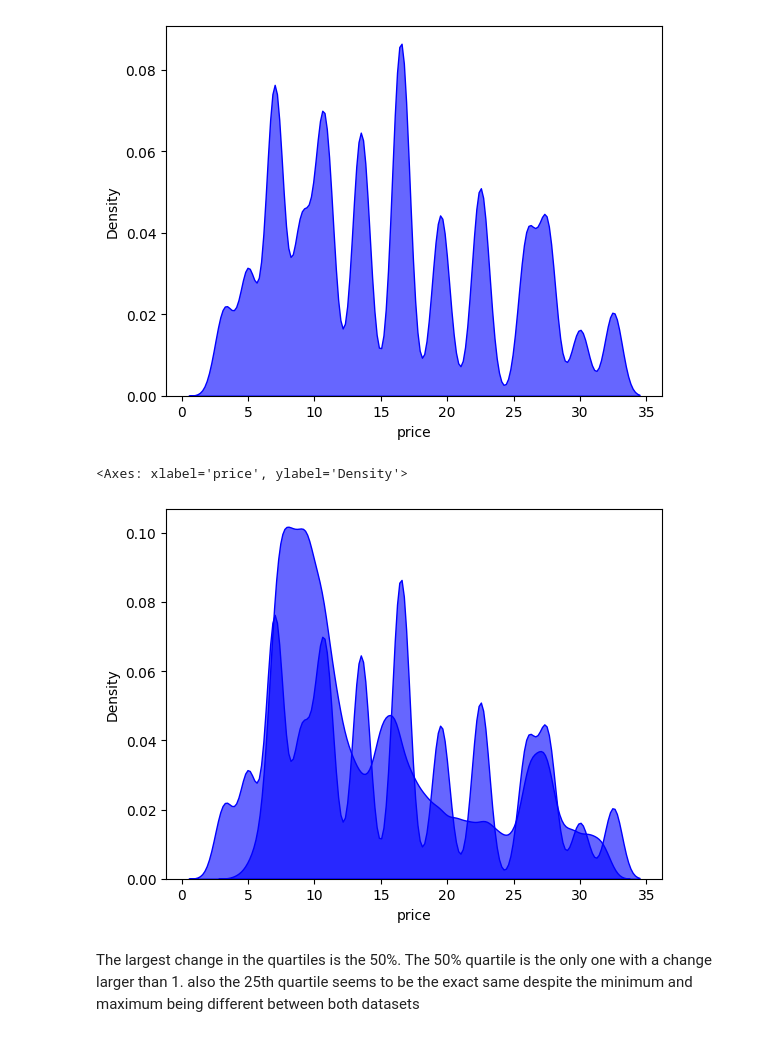
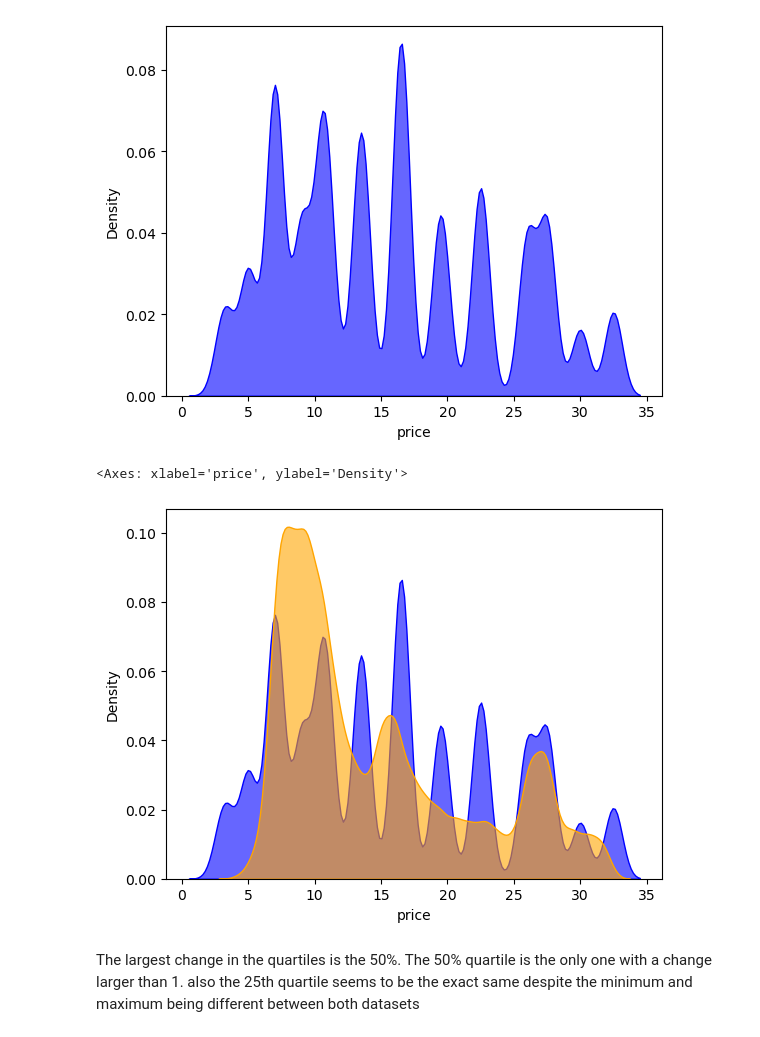
Before and after one commit to ravn12x/CBS-PROG, a Jupyter notebook: Programming/CBS-PROG/Mandatory assignement 2/DTDDB (2024) Mandatory Assignment 2 .ipynb, the cells around one changed output. Drawn from its saved outputs; the diff is of its cells as text; code cells hidden in the pictures.

```diff
--- a/Programming/CBS-PROG/Mandatory assignement 2/DTDDB (2024) Mandatory Assignment 2 .ipynb
+++ b/Programming/CBS-PROG/Mandatory assignement 2/DTDDB (2024) Mandatory Assignment 2 .ipynb
@@ -257,10 +259,10 @@ Name: price, dtype: float64
 [figure]
 # %%
 sns.kdeplot(blwq95L,x='price', fill=True, color='blue', alpha=0.6)
-sns.kdeplot(blwq95U,x='price', fill=True, color='blue', alpha=0.6)
+sns.kdeplot(blwq95U,x='price', fill=True, color='orange', alpha=0.6)
 # %% [output]
 <Axes: xlabel='price', ylabel='Density'>
-[figure, old version]
+[figure, new version]
 # %% [markdown]
 The largest change in the quartiles is the 50%. The 50% quartile is the only one with a change larger than 1. also the 25th quartile seems to be the exact same despite the minimum and maximum being different between both datasets
 # %% [markdown]
```
Also changed, not shown: parts of 10 cells of this notebook.
